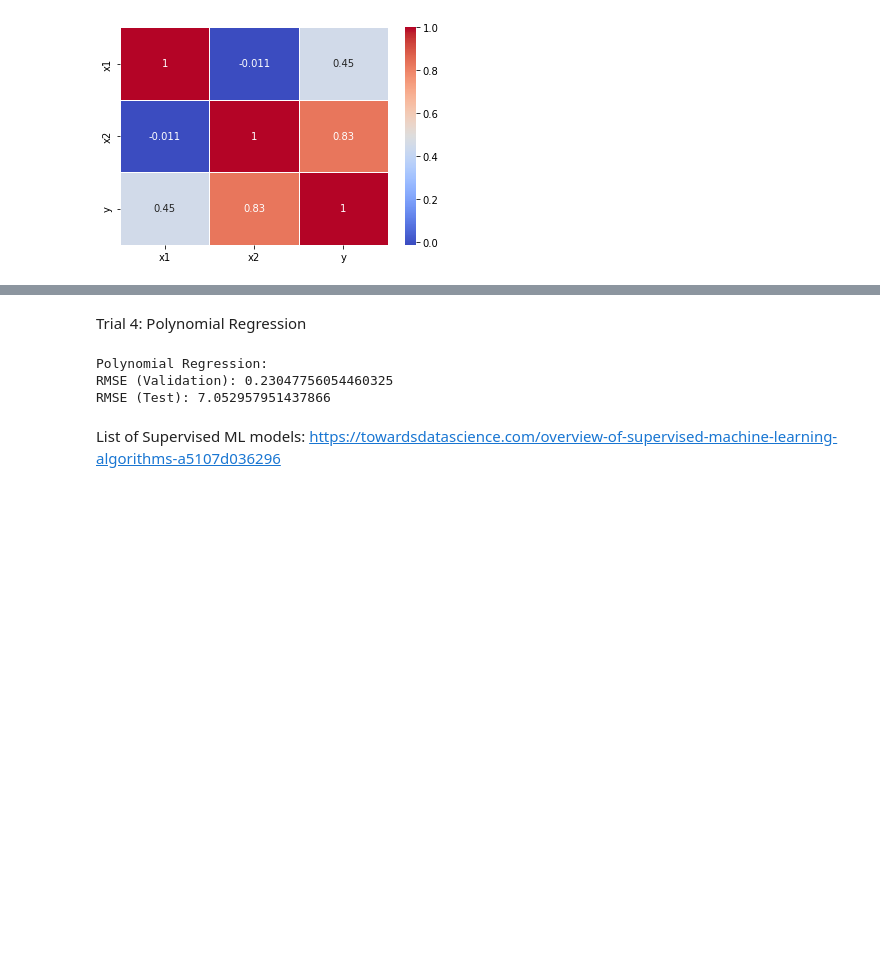
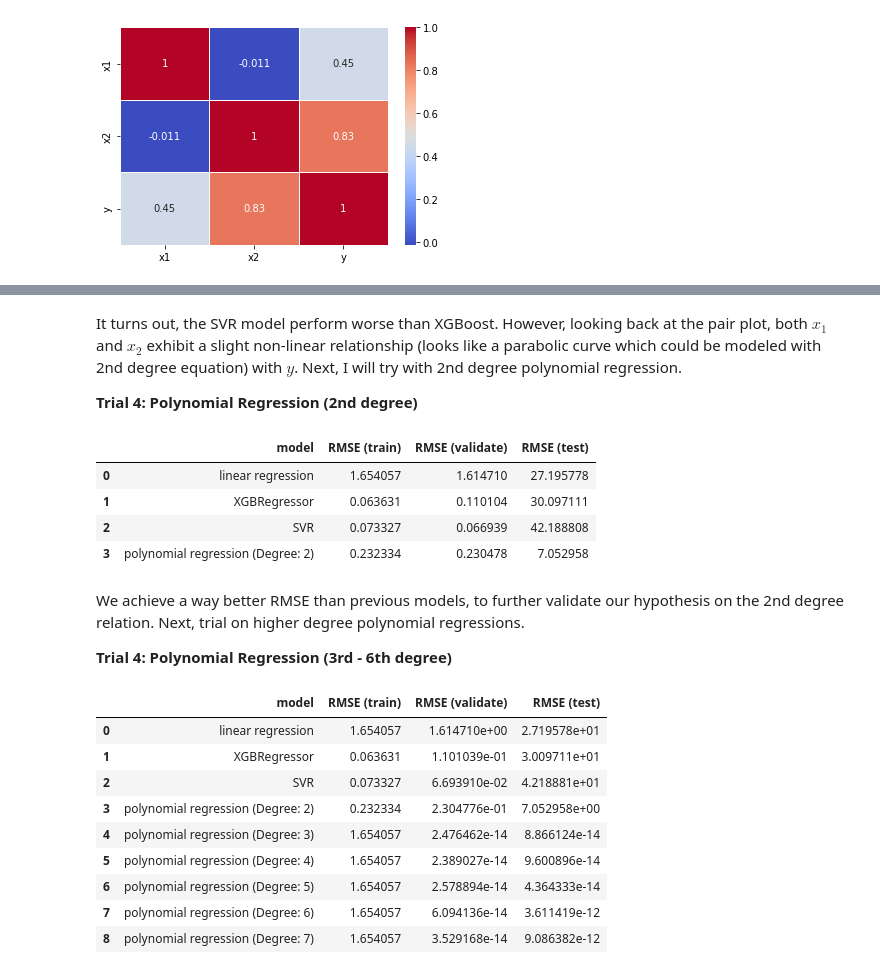
Before and after one commit to edwardloo/Kaggle, a Jupyter notebook: 1-machine-learning.ipynb, the cells around one changed output, grey strips where cells are left out. Saved outputs shown, nothing was run; the diff lists cells and outputs as text; code cells hidden in the pictures; blank space fills up the shorter version.

Commit message:
Kaggle Notebook | Question 1: Machine Learning | Version 2

```diff
--- a/1-machine-learning.ipynb
+++ b/1-machine-learning.ipynb
@@ -80,8 +140,10 @@ y = X.pop("y")
 X_test = test.copy()
 y_test = X_test.pop("y")
 
+# create a dataframe to tabulate the performance of models tested
+result = pd.DataFrame(columns = ['model', 'RMSE (train)', 'RMSE (validate)', 'RMSE (test)'])
 
-# obtain validation dataset
+# obtain train and validation dataset (although test data target is provided, validation data could be used to check for under-/over-fitting)
 from sklearn.model_selection import train_test_split
-X_train, X_valid, y_train, y_valid = train_test_split(X, y,test_size = 0.2,random_state = 0) # random_state defined to ensure repeatability
+X_train, X_valid, y_train, y_valid = train_test_split(X, y,test_size = 0.2,random_state = 0) # random_state defined to ensure reproducibility
 # %% [markdown]
@@ -152,16 +221,18 @@ SVR_model = SVR()
 SVR_model.fit(X_train, y_train)
 
 # apply the trained ML model for prediction
+y_pred_train = SVR_model.predict(X_train)
 y_pred = SVR_model.predict(X_valid)
 # performance evaluation of the molde using root mean squared error (RMSE)
+rmse_train = np.sqrt(mean_squared_error(y_train,y_pred_train))
 rmse_val = np.sqrt(mean_squared_error(y_valid,y_pred))
-print("SVR: ")
-print("RMSE (Validation): " + str(rmse_val))
 
 # Evaluation on Test Dataset
 # apply the trained ML model for prediction
 y_hat = SVR_model.predict(X_test)
 # performance evaluation of the molde using root mean squared error (RMSE)
 rmse = np.sqrt(mean_squared_error(y_test,y_hat))
-print("RMSE (Test): " + str(rmse))
+
+result = result.append(pd.DataFrame({'model' : ["SVR"], 'RMSE (train)': rmse_train, 'RMSE (validate)' : rmse_val, 'RMSE (test)': rmse}), ignore_index = True)
+result
 # %% [output]
@@ -171,5 +243,7 @@ RMSE (Test): 42.18880802844454
-# %% [markdown]
-Trial 4: Polynomial Regression
+# %% [markdown]
+It turns out, the SVR model perform worse than XGBoost. However, looking back at the pair plot, both $x_{1}$ and $x_{2}$ exhibit a slight non-linear relationship (looks like a parabolic curve which could be modeled with 2nd degree equation) with $y$. Next, I will try with 2nd degree polynomial regression.
+
+**Trial 4: Polynomial Regression (2nd degree)**
 # %%
 from sklearn.preprocessing import PolynomialFeatures
 from sklearn.pipeline import make_pipeline
@@ -179,21 +253,60 @@ poly_model=make_pipeline(PolynomialFeatures(degree),LinearRegression())
 poly_model.fit(X_train, y_train)
 
 # apply the trained ML model for prediction
+y_pred_train = poly_model.predict(X_train)
 y_pred = poly_model.predict(X_valid)
 # performance evaluation of the molde using root mean squared error (RMSE)
+rmse_train = np.sqrt(mean_squared_error(y_train,y_pred_train))
 rmse_val = np.sqrt(mean_squared_error(y_valid,y_pred))
-print("Polynomial Regression: ")
-print("RMSE (Validation): " + str(rmse_val))
 
 # Evaluation on Test Dataset
 # apply the trained ML model for prediction
 y_hat = poly_model.predict(X_test)
 # performance evaluation of the molde using root mean squared error (RMSE)
 rmse = np.sqrt(mean_squared_error(y_test,y_hat))
-print("RMSE (Test): " + str(rmse))
+
+result = result.append(pd.DataFrame({'model' : ["polynomial regression (Degree: 2)"], 'RMSE (train)': rmse_train, 'RMSE (validate)' : rmse_val, 'RMSE (test)': rmse}), ignore_index = True)
+result
 # %% [output]
-Polynomial Regression:
-RMSE (Validation): 0.23047756054460325
-RMSE (Test): 7.052957951437866
+|  | model | RMSE (train) | RMSE (validate) | RMSE (test) |
+| 0 | linear regression | 1.654057 | 1.614710 | 27.195778 |
+| 1 | XGBRegressor | 0.063631 | 0.110104 | 30.097111 |
+| 2 | SVR | 0.073327 | 0.066939 | 42.188808 |
+| 3 | polynomial regression (Degree: 2) | 0.232334 | 0.230478 | 7.052958 |
-# %% [markdown]
-List of Supervised ML models: https://towardsdatascience.com/overview-of-supervised-machine-learning-algorithms-a5107d036296
+# %% [markdown]
+We achieve a way better RMSE than previous models, to further validate our hypothesis on the 2nd degree relation. Next, trial on higher degree polynomial regressions.
+
+**Trial 4: Polynomial Regression (3rd - 6th degree)**
+# %%
+degree= [3,4,5,6,7]
+
+for i in range(len(degree)):
+    poly_model_search=make_pipeline(PolynomialFeatures(degree[i]),LinearRegression())
+    poly_model_search.fit(X_train, y_train)
+
+    # apply the trained ML model for prediction
+    y_pred_train = lreg_model.predict(X_train)
+    y_pred = poly_model_search.predict(X_valid)
+    # performance evaluation of the molde using root mean squared error (RMSE)
+    rmse_train = np.sqrt(mean_squared_error(y_train,y_pred_train))
+    rmse_val = np.sqrt(mean_squared_error(y_valid,y_pred))
+
+    # Evaluation on Test Dataset
+    # apply the trained ML model for prediction
+    y_hat = poly_model_search.predict(X_test)
+    # performance evaluation of the molde using root mean squared error (RMSE)
+    rmse = np.sqrt(mean_squared_error(y_test,y_hat))
+
+    result = result.append(pd.DataFrame({'model' : ["polynomial regression (Degree: {})".format(degree[i])], 'RMSE (train)': rmse_train, 'RMSE (validate)' : rmse_val, 'RMSE (test)': rmse}), ignore_index = True)
+result
+# %% [output]
+|  | model | RMSE (train) | RMSE (validate) | RMSE (test) |
+| 0 | linear regression | 1.654057 | 1.614710e+00 | 2.719578e+01 |
+| 1 | XGBRegressor | 0.063631 | 1.101039e-01 | 3.009711e+01 |
+| 2 | SVR | 0.073327 | 6.693910e-02 | 4.218881e+01 |
+| 3 | polynomial regression (Degree: 2) | 0.232334 | 2.304776e-01 | 7.052958e+00 |
+| 4 | polynomial regression (Degree: 3) | 1.654057 | 2.476462e-14 | 8.866124e-14 |
+| 5 | polynomial regression (Degree: 4) | 1.654057 | 2.389027e-14 | 9.600896e-14 |
+| 6 | polynomial regression (Degree: 5) | 1.654057 | 2.578894e-14 | 4.364333e-14 |
+| 7 | polynomial regression (Degree: 6) | 1.654057 | 6.094136e-14 | 3.611419e-12 |
+| 8 | polynomial regression (Degree: 7) | 1.654057 | 3.529168e-14 | 9.086382e-12 |
```
Also changed, not shown: parts of 23 cells of this notebook.
